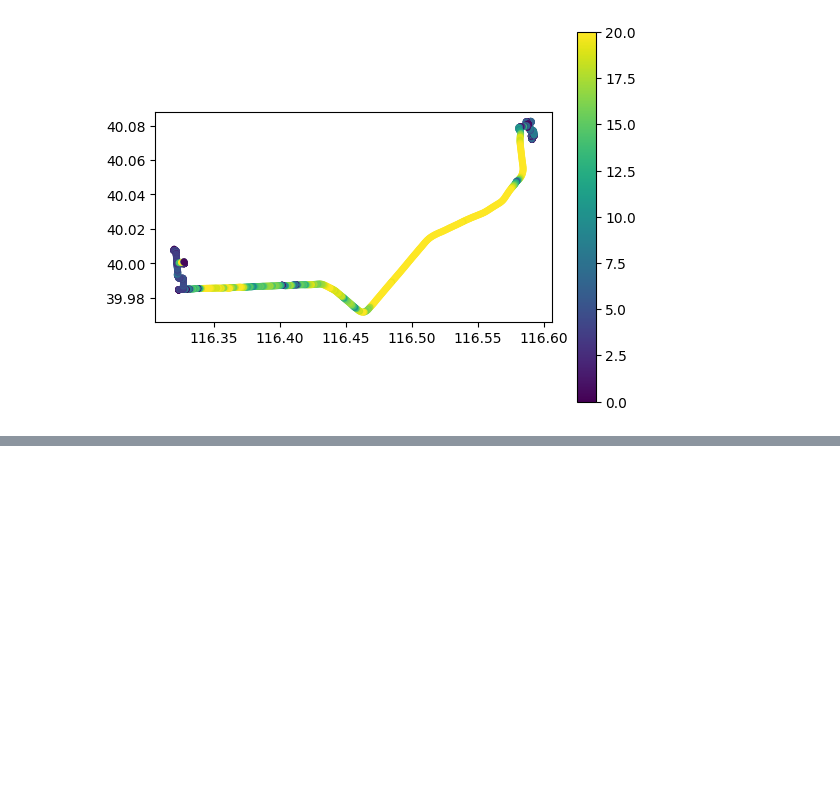
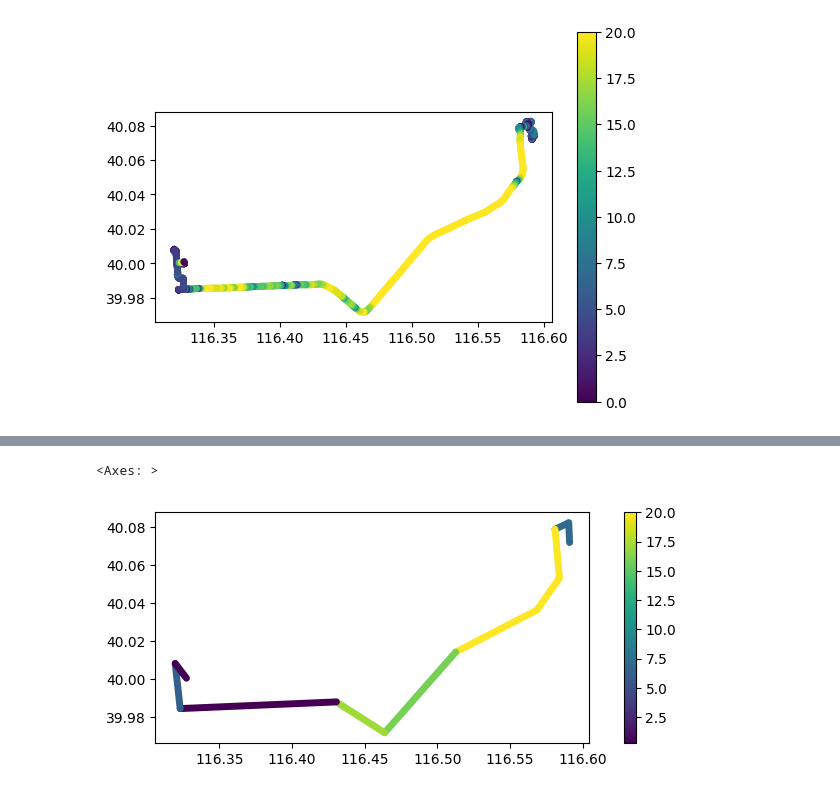
Before and after one commit to wcrum/py-cot, a Jupyter notebook: examples/pycot-with-movingpandas.ipynb, the cells around one changed output, grey strips where cells are left out. Cells and saved outputs as stored; diff of their text form; code cells hidden in the pictures; blank space fills up the shorter version.

```diff
--- a/examples/pycot-with-movingpandas.ipynb
+++ b/examples/pycot-with-movingpandas.ipynb
@@ -25,9 +25,13 @@ class Collection(CoT.utils.CustomModel):
             data.append({
                 "geometry": Point(event.point.lon, event.point.lat),
                 "t": event.time,
+                "speed": event.detail.track["speed"],
+                "course": event.detail.track["course"],
                 "trajectory_id": event.detail.track["trajectory_id"],
                 "id": event.uid
             })
+
+
 
         df = pd.DataFrame(data).set_index("t")
         df.crs = self.CRS
@@ -61,7 +65,11 @@ class Collection(CoT.utils.CustomModel):
                 )
             )
 
-            self.CRS = df.crs
+            if len(self.Events) > 1:
+                self.Events[len(self.Events) - 1].stale = event.time
+                event.detail.track["course"] = self.calculate_course(self.Events[len(self.Events) - 1], event)
+                event.detail.track["speed"] = self.calculate_speed(self.Events[len(self.Events) - 1], event)
+
             self.Events.append(event)
 
     @staticmethod
@@ -117,3 +123,13 @@ troy.hvplot(
 [interactive output not drawn]
 [interactive output not drawn]
 [interactive output not drawn]
+# %%
+# Generalized trajectory
+plot_defaults = {"linewidth": 5, "capstyle": "round", "figsize": (9, 3), "legend": True}
+dp_generalized = mpd.DouglasPeuckerGeneralizer(troy).generalize(
+    tolerance=0.005
+)
+dp_generalized.plot(column="speed", vmax=20, **plot_defaults)
+# %% [output]
+<Axes: >
+[figure, added]
```
Also changed, not shown: parts of 1 cell of this notebook.
